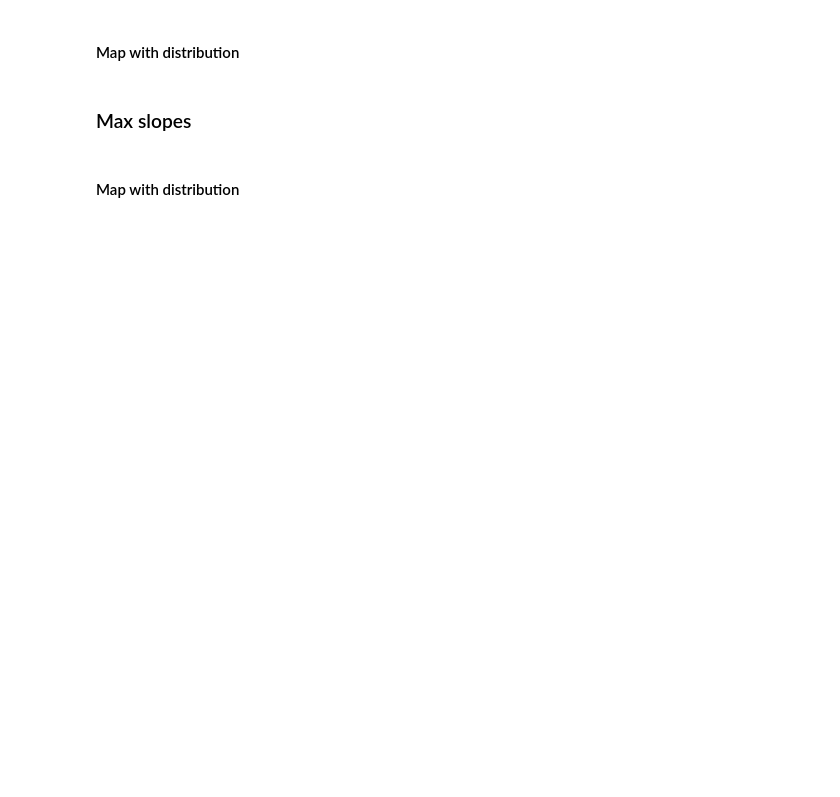
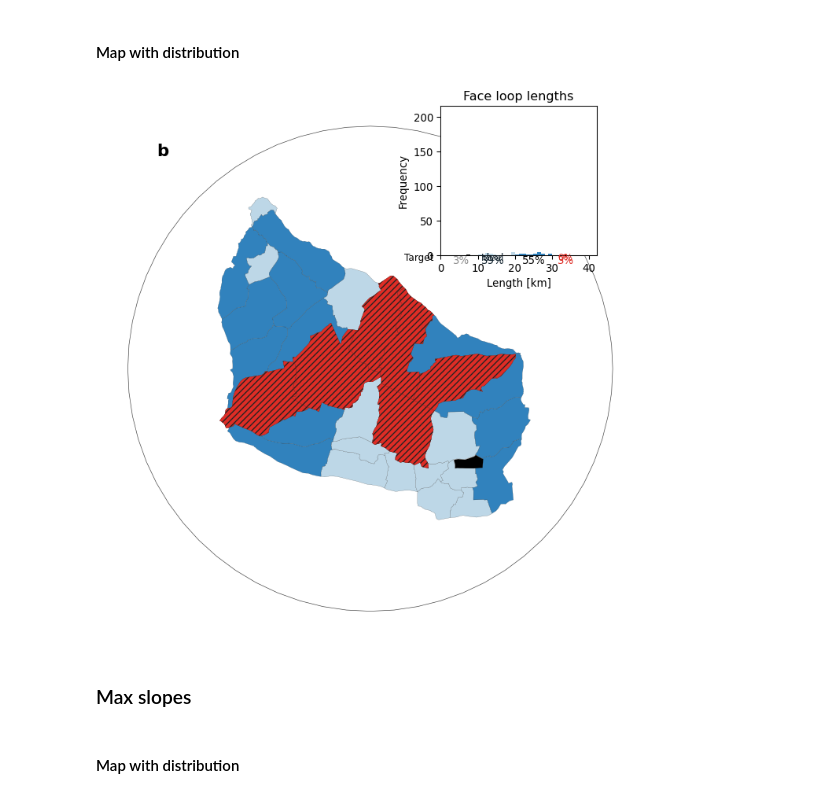
Before and after one commit to mszell/bikenwloops, a Jupyter notebook: code/03_basic_statistics.ipynb, the cells around one changed output. Drawn from its saved outputs; the diff is of its cells as text; code cells hidden in the pictures; blank space fills up the shorter version.

```diff
--- a/code/03_basic_statistics.ipynb
+++ b/code/03_basic_statistics.ipynb
@@ -672,6 +702,7 @@ for faceloopid in list(
         faceloopid, "length_class"
     ] = "too_long_vacuous"  # -1 due to zero-indexing
 
+loops = loops.set_crs(proj_crs)
 loops.to_file(PATH["data_out"] + f"faceloops_length_classification.gpkg", index=False)
 
 for classification in loops.length_class.unique():
@@ -688,6 +719,7 @@ fig, ax = plot_dk_gdf(
 
 for classification in loops.length_class.unique():
     df = gpd.read_file(PATH["data_out"] + f"faceloops_{classification}.gpkg")
+    df = df.set_crs(proj_crs)
     df.plot(
         ax=ax,
         color=PLOTPARAM["loop_classification_colors"][classification],
@@ -697,6 +729,7 @@ for classification in loops.length_class.unique():
     )
 for classification in ["too_long_vacuous"]:
     df = gpd.read_file(PATH["data_out"] + f"faceloops_{classification}.gpkg")
+    df = df.set_crs(proj_crs)
     df.plot(
         ax=ax,
         color=PLOTPARAM["loop_classification_colors"][classification],
@@ -825,33 +858,35 @@ axes.text(
                 [
                     i
                     for i, x in enumerate(facelooplengths)
                     if (x > FACELOOP_LIMIT[2] / 1000)
                 ]
             )
             / len(facelooplengths)
             * 100
         )
     )
     + "%",
     horizontalalignment="left",
     verticalalignment="top",
     color=PLOTPARAM["loop_classification_colors"]["too_long"],
 )
 axes.text(
     -2,
     max(N) * 1.1,
     "Target",
     horizontalalignment="right",
     verticalalignment="top",
     color="#000000",
     fontsize=9,
 )
 axes.set_xticks([0, 10, 20, 30, 40])
 axes.set_yticks([0, 50, 100, 150, 200])
 axes.set_xlim([0, xmax])
 axes.set_ylim([0, 1.08 * axes.get_ylim()[1]])
 
 fig.savefig(PATH["plot"] + "facelooplengths" + "." + PLOTPARAM["format"])
+# %% [output]
+[figure, added]
 # %% [markdown]
 ### Max slopes
 # %% [markdown]
```
Also changed, not shown: parts of 15 cells of this notebook, 1 other file.
